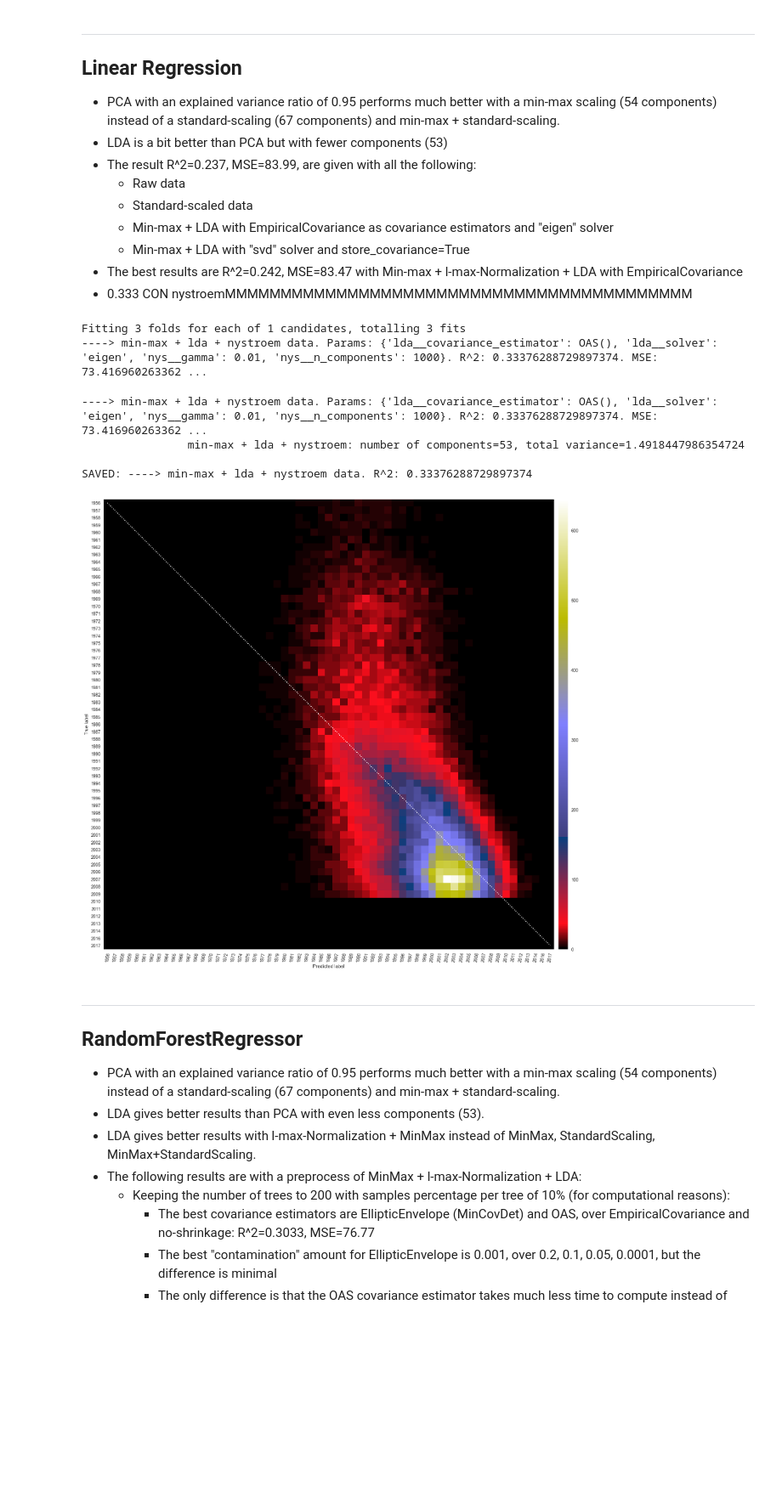
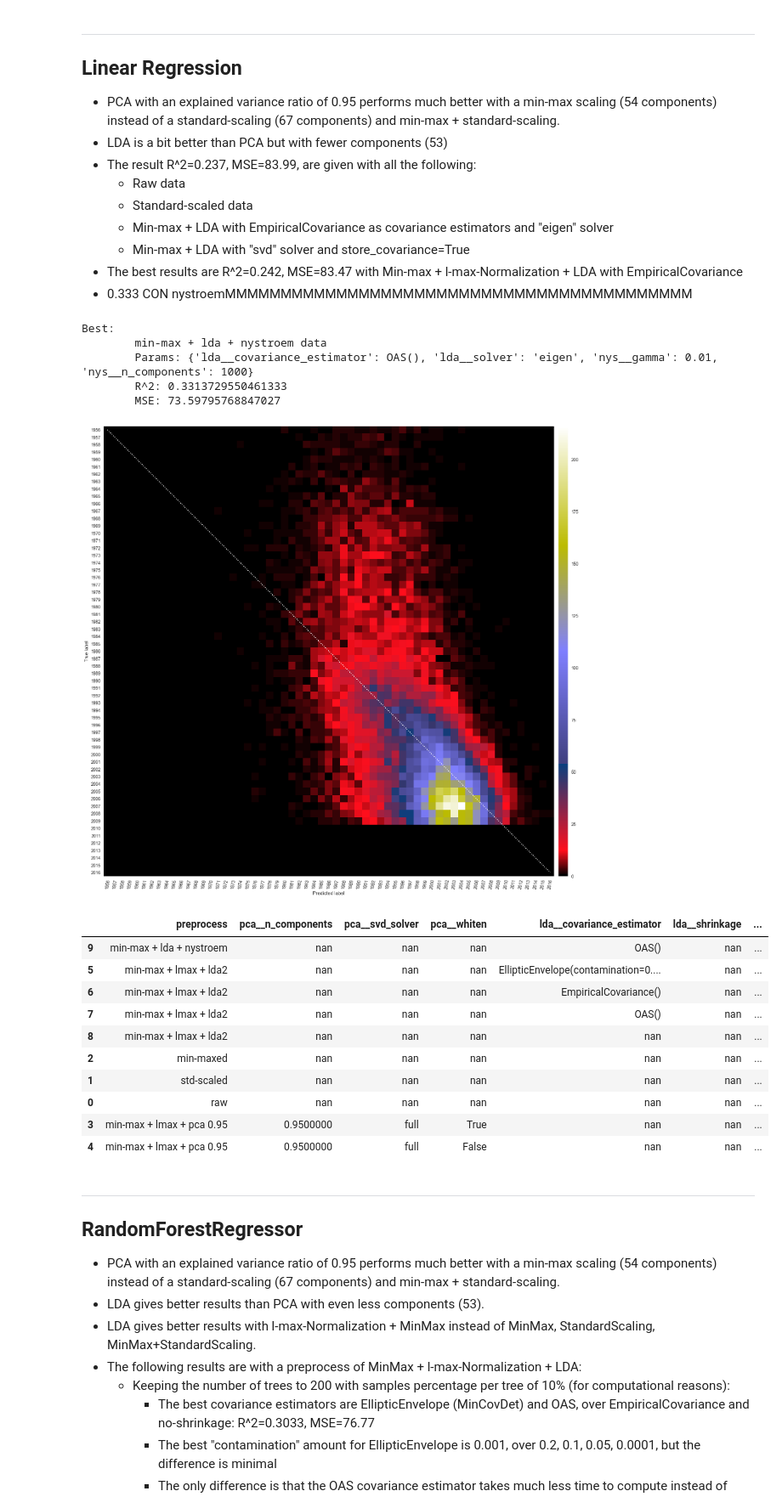
Before and after one commit to RiccardoEvangelisti/Data-Analytics-Project, a Jupyter notebook: Train_Module/1_ClassicML.ipynb, the cells around one changed output. Shown at 85% size. Cells and saved outputs as stored; diff of their text form; code cells hidden in the pictures; blank space fills up the shorter version.

```diff
--- a/Train_Module/1_ClassicML.ipynb
+++ b/Train_Module/1_ClassicML.ipynb
@@ -122,31 +130,3 @@ transformers_list = [
 - For every preprocess method defined above, execute a GridSearch over the preprocess parameters plus the model parameters
 - Then it's chosen the best model with the best preprocess method looking at the R^2 score
 - "StratifiedKFold" is chosen to keep the proportion of imbalanced target lables
-# %%
-def gridSearch(name_estimator, estimator, param_estimator, cv):
-    searches = {}
-    predictions = {}
-    for name_step, transformers, param_transformers in transformers_list:
-        pipe = Pipeline([*transformers, (name_estimator, estimator)])
-        gs = GridSearchCV(
-            pipe,
-            param_grid={**param_estimator, **param_transformers},
-            n_jobs=-1,
-            cv=cv,
-            verbose=3,
-            pre_dispatch=8,
-        )
-
-        gs.fit(X_train.values, y_train)
-
-        y_pred = gs.best_estimator_.predict(X_test.values)
-
-        searches[name_step] = gs
-        predictions[name_step] = y_pred
-
-        print(
-            "----> {} data. Params: {}. R^2: {}. MSE: {}".format(
-                name_step, gs.best_params_, r2_score(y_test, y_pred), mean_squared_error(y_test, y_pred)
-            )
-        )
-    return searches, predictions
@@ -268,23 +256,28 @@ SAVED: ----> min-max + lda + nystroem data. R^2: 0.290013361355127
     - Min-max + LDA with "svd" solver and store_covariance=True
 - The best results are R^2=0.242,  MSE=83.47 with Min-max + l-max-Normalization + LDA with EmpiricalCovariance
 - 0.333 CON nystroemMMMMMMMMMMMMMMMMMMMMMMMMMMMMMMMMMMMMMMMMMM
-# %%
-cv = StratifiedKFold(n_splits=3)
-
-param_estimator = {}
-
-searches, predictions = gridSearch("lr", LinearRegression(), param_estimator, cv)
-# %% [output]
-Fitting 3 folds for each of 1 candidates, totalling 3 fits
-----> min-max + lda + nystroem data. Params: {'lda__covariance_estimator': OAS(), 'lda__solver': 'eigen', 'nys__gamma': 0.01, 'nys__n_components': 1000}. R^2: 0.33376288729897374. MSE: 73.416960263362 ...
-# %%
-print_store_results(searches, predictions, "lr")
-# %% [output]
-----> min-max + lda + nystroem data. Params: {'lda__covariance_estimator': OAS(), 'lda__solver': 'eigen', 'nys__gamma': 0.01, 'nys__n_components': 1000}. R^2: 0.33376288729897374. MSE: 73.416960263362 ...
-                min-max + lda + nystroem: number of components=53, total variance=1.4918447986354724
-
-SAVED: ----> min-max + lda + nystroem data. R^2: 0.33376288729897374
-[figure, removed]
+# %%
+param_estimator = {}
+
+gridSearch("lr", LinearRegression(n_jobs=-1), param_estimator)
+# %% [output]
+Best:
+        min-max + lda + nystroem data
+        Params: {'lda__covariance_estimator': OAS(), 'lda__solver': 'eigen', 'nys__gamma': 0.01, 'nys__n_components': 1000}
+        R^2: 0.3313729550461333
+        MSE: 73.59795768847027
+[figure, added]
+|  | preprocess | pca__n_components | pca__svd_solver | pca__whiten | lda__covariance_estimator | lda__shrinkage | ... |
+| 9 | min-max + lda + nystroem | nan | nan | nan | OAS() | nan | ... |
+| 5 | min-max + lmax + lda2 | nan | nan | nan | EllipticEnvelope(contamination=0.... | nan | ... |
+| 6 | min-max + lmax + lda2 | nan | nan | nan | EmpiricalCovariance() | nan | ... |
+| 7 | min-max + lmax + lda2 | nan | nan | nan | OAS() | nan | ... |
+| 8 | min-max + lmax + lda2 | nan | nan | nan | nan | nan | ... |
+| 2 | min-maxed | nan | nan | nan | nan | nan | ... |
+| 1 | std-scaled | nan | nan | nan | nan | nan | ... |
+| 0 | raw | nan | nan | nan | nan | nan | ... |
+| 3 | min-max + lmax + pca 0.95 | 0.9500000 | full | True | nan | nan | ... |
+| 4 | min-max + lmax + pca 0.95 | 0.9500000 | full | False | nan | nan | ... |
 # %% [markdown]
 ---
 ## RandomForestRegressor
```
Also changed, not shown: parts of 14 cells of this notebook.
